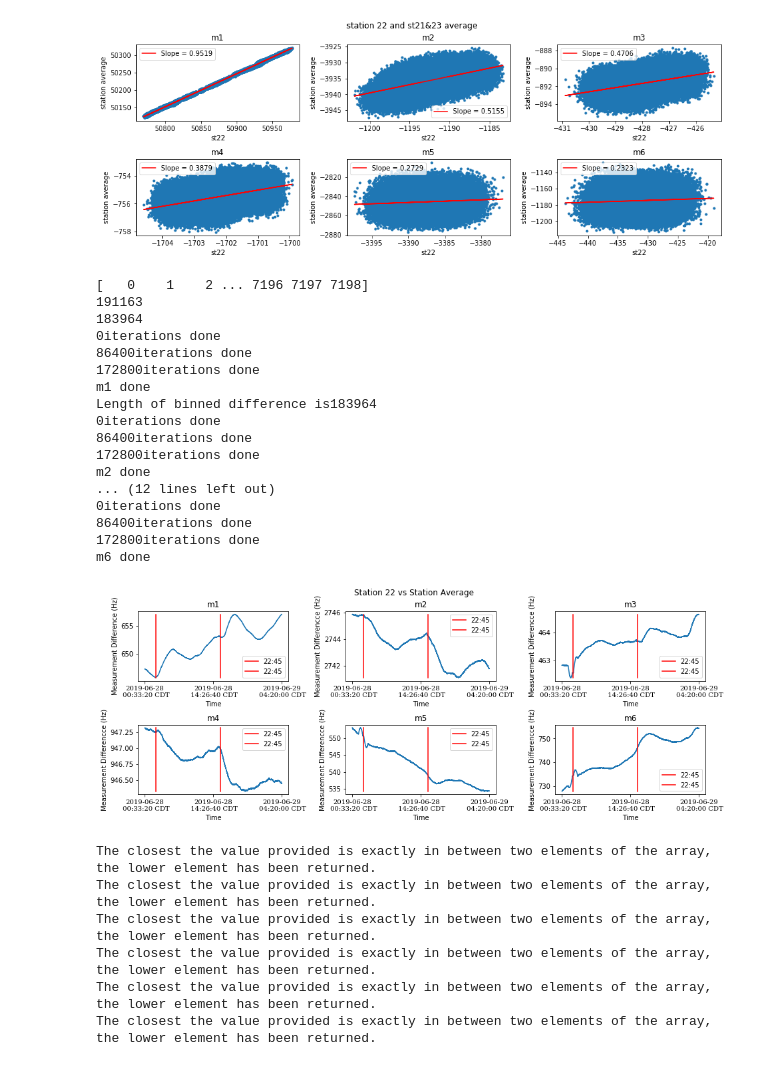
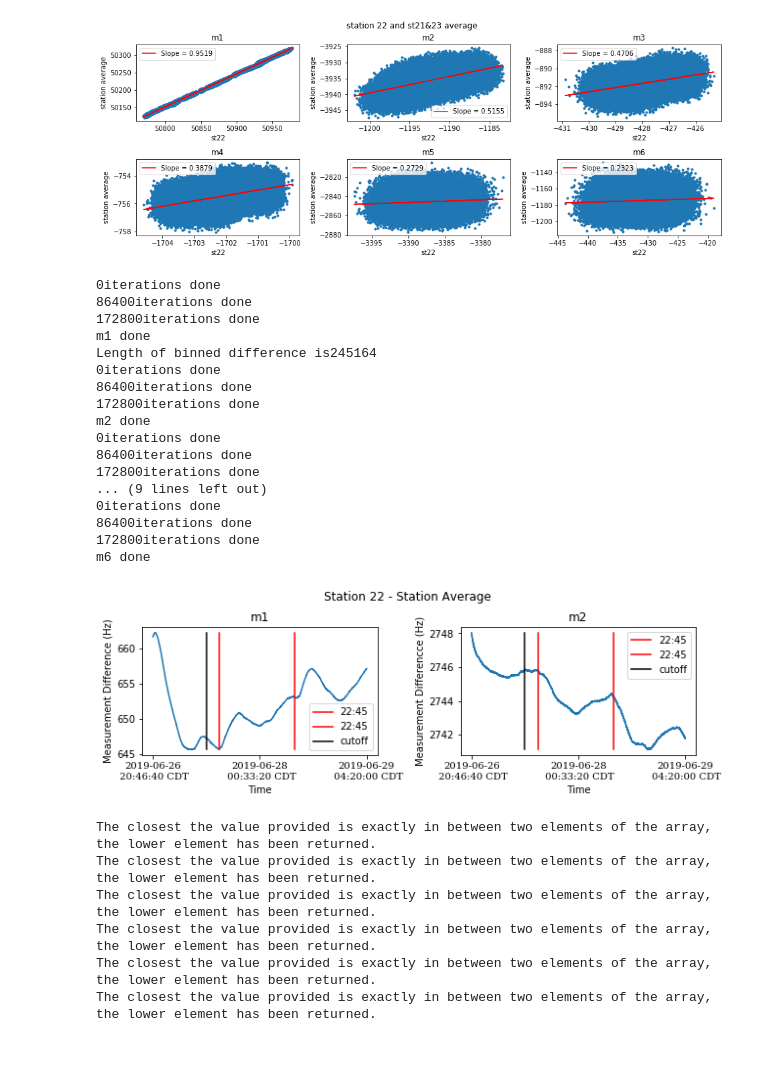
Before and after one commit to aetb/trfp, a Jupyter notebook: Superlong_st22_vs_st21&23avg_Jonathan.ipynb, the cells around one changed output. Cells and saved outputs as stored; diff of their text form; code cells hidden in the pictures.

Commit message:
Changed plot colors, and plots to only display m1 and m2

```diff
--- a/Superlong_st22_vs_st21&23avg_Jonathan.ipynb
+++ b/Superlong_st22_vs_st21&23avg_Jonathan.ipynb
@@ -386,12 +389,12 @@ sa4 = (st21m4_list + st23m4_list)/2
 sa5 = (st21m5_list + st23m5_list)/2
 sa6 = (st21m6_list + st23m6_list)/2
 #difference between station average and station 22
-ss1 = abs(st22m1_list-sa1) # The m1 measured by the station 22 is higher than the average always
-ss2 = abs(st22m2_list-sa2) # The m2 measured by the station 22 is higher than the average always
-ss3 = abs(st22m3_list-sa3) # The m3 measured by the station 22 is higher than the average always
-ss4 = abs(st22m4_list-sa4) # The m4 measured by the station average is higher than station 22 always
-ss5 = abs(st22m5_list-sa5) # The m5 measured by the station average is higher than station 22 always
-ss6 = abs(st22m6_list-sa6) # The m6 measured by the station 22 is higher than the average always
+ss1 = st22m1_list-sa1 # The m1 measured by the station 22 is higher than the average always
+ss2 = st22m2_list-sa2 # The m2 measured by the station 22 is higher than the average always
+ss3 = st22m3_list-sa3 # The m3 measured by the station 22 is higher than the average always
+ss4 = st22m4_list-sa4 # The m4 measured by the station average is higher than station 22 always
+ss5 = st22m5_list-sa5 # The m5 measured by the station average is higher than station 22 always
+ss6 = st22m6_list-sa6 # The m6 measured by the station 22 is higher than the average always
 # %%
 t = np.logspace(0, math.log(len(st22m1_list),10), 50)  # tau values from 1 to length of columns
 r = 1 # sample rate in Hz of the input data
@@ -594,19 +597,19 @@ print("m5 done")
 Dss6 = MovingAvg(ss6, 7200)
 print("m6 done")
 # %% [output]
-[   0    1    2 ... 7196 7197 7198]
-191163
-183964
 0iterations done
 86400iterations done
 172800iterations done
 m1 done
-Length of binned difference is183964
+Length of binned difference is245164
 0iterations done
 86400iterations done
 172800iterations done
 m2 done
-... (12 lines left out)
+0iterations done
+86400iterations done
+172800iterations done
+... (9 lines left out)
 0iterations done
 86400iterations done
 172800iterations done
@@ -643,32 +646,32 @@ hss5 = max(Dss5)
 lss6 = min(Dss6)
 hss6 = max(Dss6)
 
-fig, axs = plt.subplots(2, 3, constrained_layout=True)
-fig.set_figheight(5)
-fig.set_figwidth(13)
+fig, axs = plt.subplots(1, 2, constrained_layout=True)
+fig.set_figheight(3)
+fig.set_figwidth(9)
 
-axs[0,0].plot(Tss1, Dss1)
+axs[0].plot(Tss1, Dss1)
 #axs[0,0].plot(Tss1, Dss1, '.')
-axs[0,0].plot(day - 6400 + run_start, [lss1,hss1], 'r', 2*day - 6400 + run_start, [lss1,hss1], 'r', label = "22:45")
-#axs[0,0].plot([Tss1[0] + 61200, Tss1[0] + 61200], [lss1,hss1], 'k', label = "cutoff")
-axs[0,0].legend()
-plt_unix_time_to_CST(axs[0,0])
-axs[0,0].set_xlabel("Time")
-axs[0,0].set_xticks([Tss1[0], Tss1[len(Tss1)/2], Tss1[-1]])
-axs[0,0].set_ylabel("Measurement Difference (Hz)")
-axs[0,0].set_title('m1')
+axs[0].plot(day - 6400 + run_start, [lss1,hss1], 'r', 2*day - 6400 + run_start, [lss1,hss1], 'r', label = "22:45")
+axs[0].plot([Tss1[0] + 61200, Tss1[0] + 61200], [lss1,hss1], 'k', label = "cutoff")
+axs[0].legend()
+plt_unix_time_to_CST(axs[0])
+axs[0].set_xlabel("Time")
+axs[0].set_xticks([Tss1[0], Tss1[len(Tss1)/2], Tss1[-1]])
+axs[0].set_ylabel("Measurement Difference (Hz)")
+axs[0].set_title('m1')
 
-axs[0,1].plot(Tss2, Dss2)
+axs[1].plot(Tss2, Dss2)
 #axs[0,1].plot(Tss2, Dss2, '.')
-axs[0,1].plot(day - 6400 + run_start, [lss2,hss2], 'r', 2*day - 6400 + run_start, [lss2,hss2], 'r', label = "22:45")
-#axs[0,1].plot([Tss2[0] + 61200, Tss2[0] + 61200], [lss2,hss2], 'k', label = "cutoff")
-axs[0,1].legend()
-plt_unix_time_to_CST(axs[0,1])
-axs[0,1].set_xlabel("Time")
-axs[0,1].set_xticks([Tss2[0], Tss2[len(Tss2)/2], Tss2[-1]])
-axs[0,1].set_ylabel("Measurement Differencce (Hz)")
-axs[0,1].set_title('m2')
-
+axs[1].plot(day - 6400 + run_start, [lss2,hss2], 'r', 2*day - 6400 + run_start, [lss2,hss2], 'r', label = "22:45")
+axs[1].plot([Tss2[0] + 61200, Tss2[0] + 61200], [lss2,hss2], 'k', label = "cutoff")
+axs[1].legend()
+plt_unix_time_to_CST(axs[1])
+axs[1].set_xlabel("Time")
+axs[1].set_xticks([Tss2[0], Tss2[len(Tss2)/2], Tss2[-1]])
+axs[1].set_ylabel("Measurement Differencce (Hz)")
+axs[1].set_title('m2')
+"""
 axs[0,2].plot(Tss3, Dss3)
 #axs[0,2].plot(Tss3, Dss3, '.')
 axs[0,2].plot(day - 6400 + run_start, [lss3,hss3], 'r', 2*day - 6400 + run_start, [lss3,hss3], 'r', label = "22:45")
@@ -712,7 +715,8 @@ axs[1,2].set_xlabel("Time")
 axs[1,2].set_xticks([Tss6[0], Tss6[len(Tss6)/2], Tss6[-1]])
 axs[1,2].set_ylabel("Measurement Differencce (Hz)")
 axs[1,2].set_title('m6')
-fig.suptitle("Station 22 vs Station Average")
+"""
+fig.suptitle("Station 22 - Station Average")
 plt.show()
 
 #plt.plot(Tss1,Dss1,".")
@@ -736,34 +740,34 @@ plt.show()
 #plt.plot([86400*2, 86400*2], [l3, h3], "r")
 #plt.title("st22m3 and st average difference")
 #plt.xlabel("time in seconds")
 #plt.ylabel("difference in measurements")
 #plt.show()
 
 #plt.plot(Tss4,Dss4,".")
 #plt.plot([86400, 86400], [l4, h4], "r")
 #plt.plot([86400*2, 86400*2], [l4, h4], "r")
 #plt.title("st22m4 and st average difference")
 #plt.xlabel("time in seconds")
 #plt.ylabel("difference in measurements")
 #plt.show()
 
 #plt.plot(Tss5,Dss5,".")
 #plt.plot([86400, 86400], [l5, h5], "r")
 #plt.plot([86400*2, 86400*2], [l5, h5], "r")
 #plt.title("st22m5 and st average difference")
 #plt.xlabel("time in seconds")
 #plt.ylabel("difference in measurements")
 #plt.show()
 
 #plt.plot(Tss6,Dss6,".")
 #plt.plot([86400, 86400], [l6, h6], "r")
 #plt.plot([86400*2, 86400*2], [l6, h6], "r")
 #plt.title("st22m6 and st average difference")
 #plt.xlabel("time in seconds")
 #plt.ylabel("difference in measurements")
 #plt.show()
 # %% [output]
-[figure, old version]
+[figure, new version]
 # %%
 start1 = Tss1[0]
 start2 = Tss2[0]
```
Also changed, not shown: parts of 12 cells of this notebook, 2 other files.
